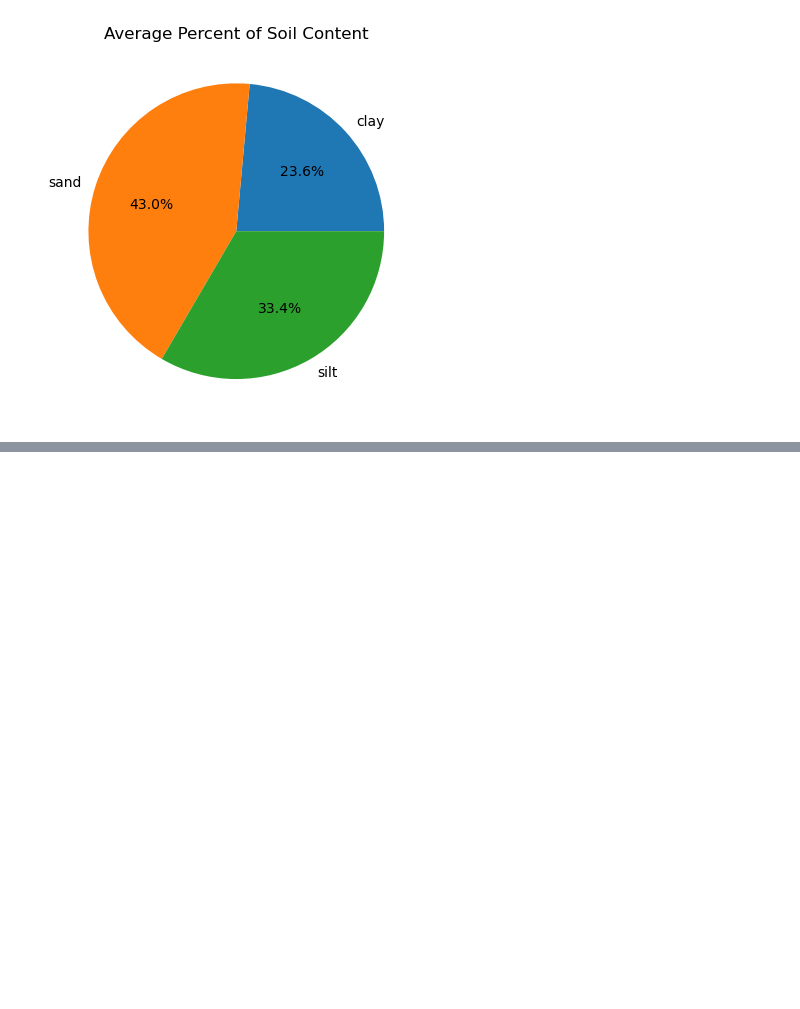
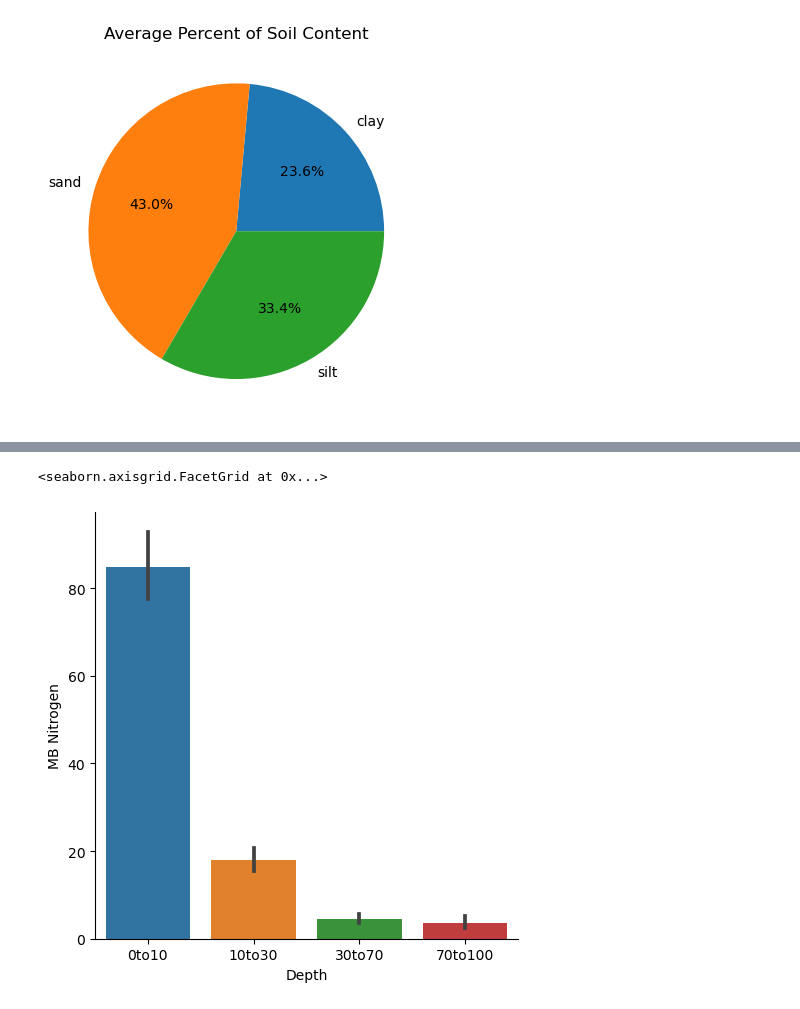
Before and after one commit to odelmas-sci/soil_characteristics, a Jupyter notebook: Forest Soil Characteristics.ipynb, the cells around one changed output, grey strips where cells are left out. Saved outputs shown, nothing was run; the diff lists cells and outputs as text; code cells hidden in the pictures; blank space fills up the shorter version.

```diff
--- a/Forest Soil Characteristics.ipynb
+++ b/Forest Soil Characteristics.ipynb
@@ -224,0 +249,9 @@ depth_soil
+# %%
+#Plot Microbe Biomass of Nitrogen only to see closer
+sns.catplot(x = "Depth",
+        y = "MB Nitrogen",
+          kind = "bar",
+           data = soil_df)
+# %% [output]
+<seaborn.axisgrid.FacetGrid at 0x...>
+[figure, added]
```
Also changed, not shown: parts of 7 cells of this notebook.
